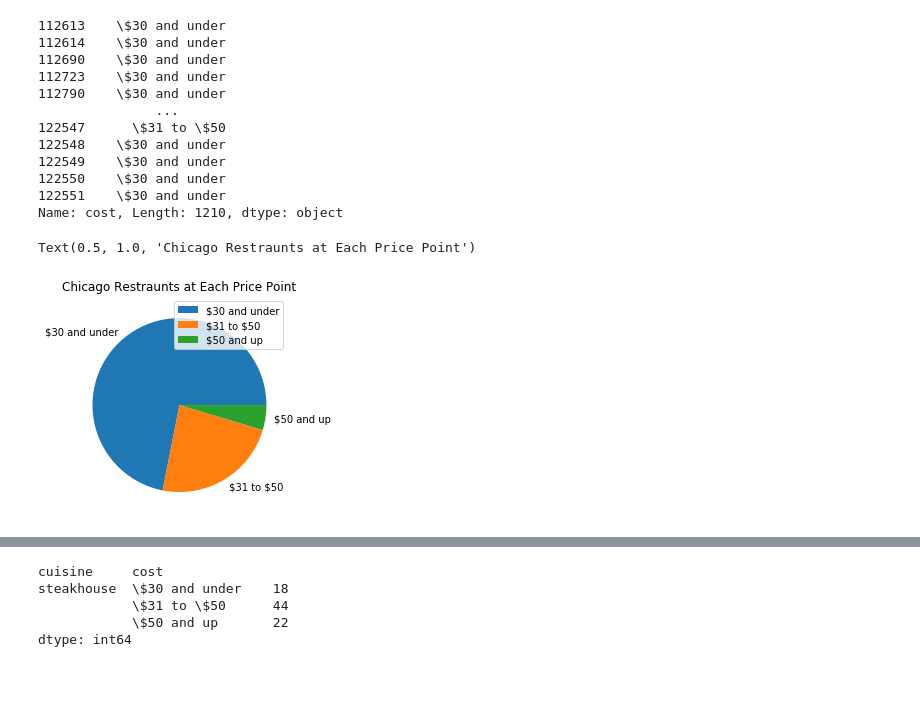
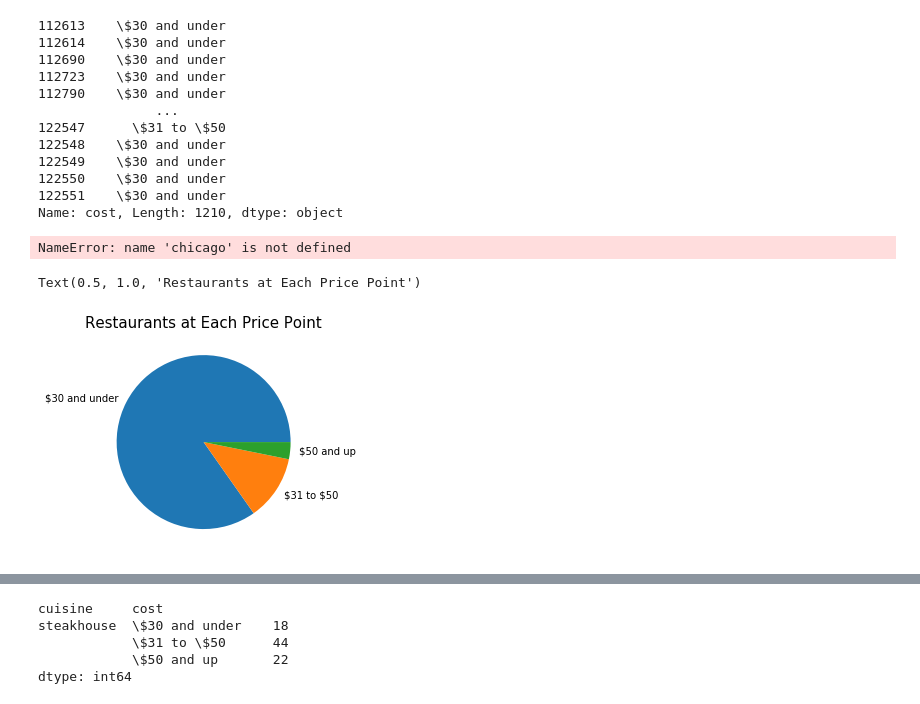
Before and after one commit to MichaelEmmert/OpenTable, a Jupyter notebook: opentableanalysis.ipynb, the cells around one changed output, grey strips where cells are left out. Cells and saved outputs as stored; diff of their text form; code cells hidden in the pictures; blank space fills up the shorter version.

```diff
--- a/opentableanalysis.ipynb
+++ b/opentableanalysis.ipynb
@@ -673,11 +681,19 @@ chicago.cost
 122550    \$30 and under
 122551    \$30 and under
 Name: cost, Length: 1210, dtype: object
+# %%
+chicago_cost_size = pd.DataFrame(chicago.groupby('cost').size(),columns = ['restaurant_count'])
+chicago_cost_size.plot(kind = 'pie', y = 'restaurant_count',legend = False)
+plt.ylabel('')
+plt.title('Restaurants at each price point with 50+ reviews')
+# %% [output]
+NameError: name 'chicago' is not defined
 # %%
-chicago_cost_size = pd.DataFrame(chicago.groupby('cost').size(),columns = ['restaurant_count'])
-chicago_cost_size.plot(kind = 'pie', y = 'restaurant_count')
+grouped_cost_size = pd.DataFrame(ot.groupby('cost').size(),columns = ['restaurant_count'])
+
+grouped_cost_size.plot(kind = 'pie', y = 'restaurant_count',legend = False)
 plt.ylabel('')
-plt.title('Chicago Restraunts at Each Price Point')
+plt.title('Restaurants at Each Price Point', fontsize = 15)
 # %% [output]
-Text(0.5, 1.0, 'Chicago Restraunts at Each Price Point')
+Text(0.5, 1.0, 'Restaurants at Each Price Point')
-[figure, old version]
+[figure, new version]
```
Also changed, not shown: parts of 6 cells of this notebook, 3 other files.
